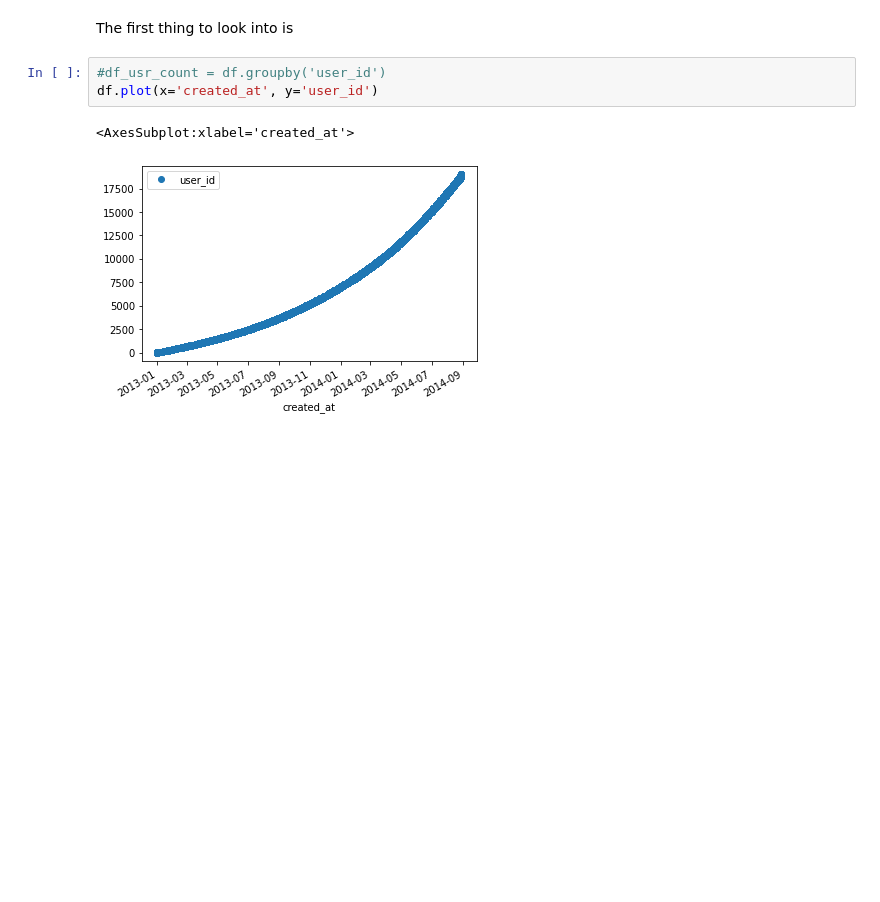
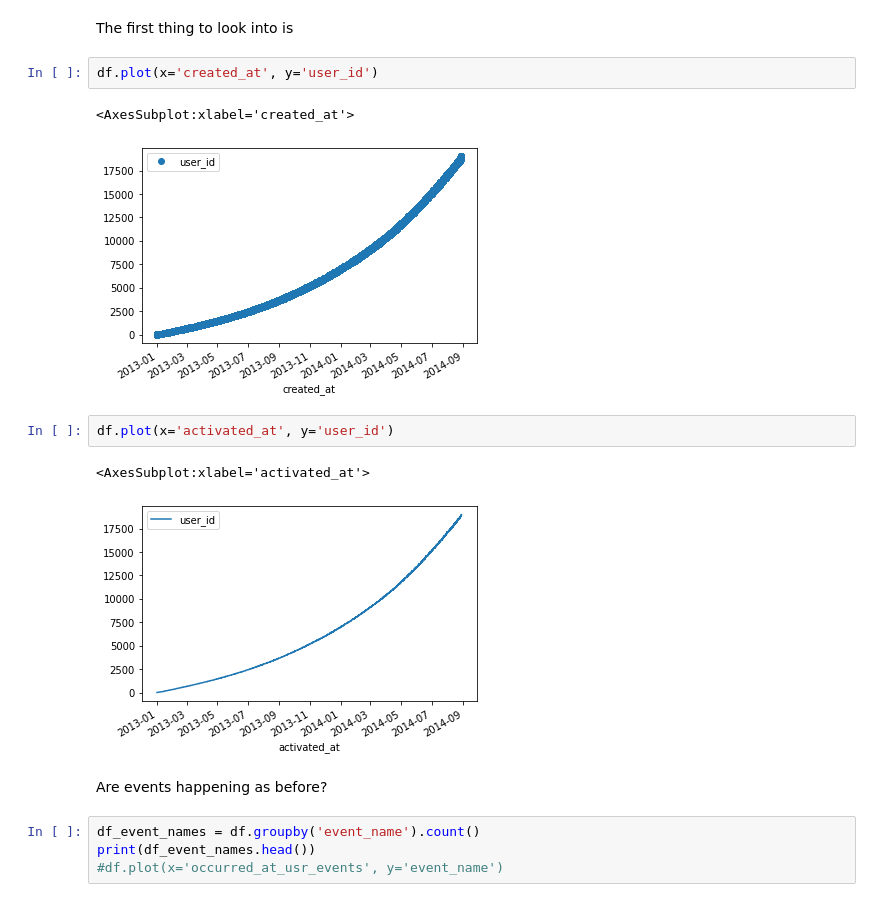
Before and after one commit to chiaracapuano/customercliffdive, a Jupyter notebook: ccd.ipynb, the cells around one changed output. Saved outputs shown, nothing was run; the diff lists cells and outputs as text; blank space fills up the shorter version.

```diff
--- a/ccd.ipynb
+++ b/ccd.ipynb
@@ -45,8 +45,18 @@ profile.to_file(output_file='df.html')
 # %% [markdown]
 The first thing to look into is
 # %%
-#df_usr_count = df.groupby('user_id')
 df.plot(x='created_at', y='user_id')
 # %% [output]
 <AxesSubplot:xlabel='created_at'>
 [figure]
+# %%
+df.plot(x='activated_at', y='user_id')
+# %% [output]
+<AxesSubplot:xlabel='activated_at'>
+[figure, added]
+# %% [markdown]
+Are events happening as before?
+# %%
+df_event_names = df.groupby('event_name').count()
+print(df_event_names.head())
+#df.plot(x='occurred_at_usr_events', y='event_name')
```
